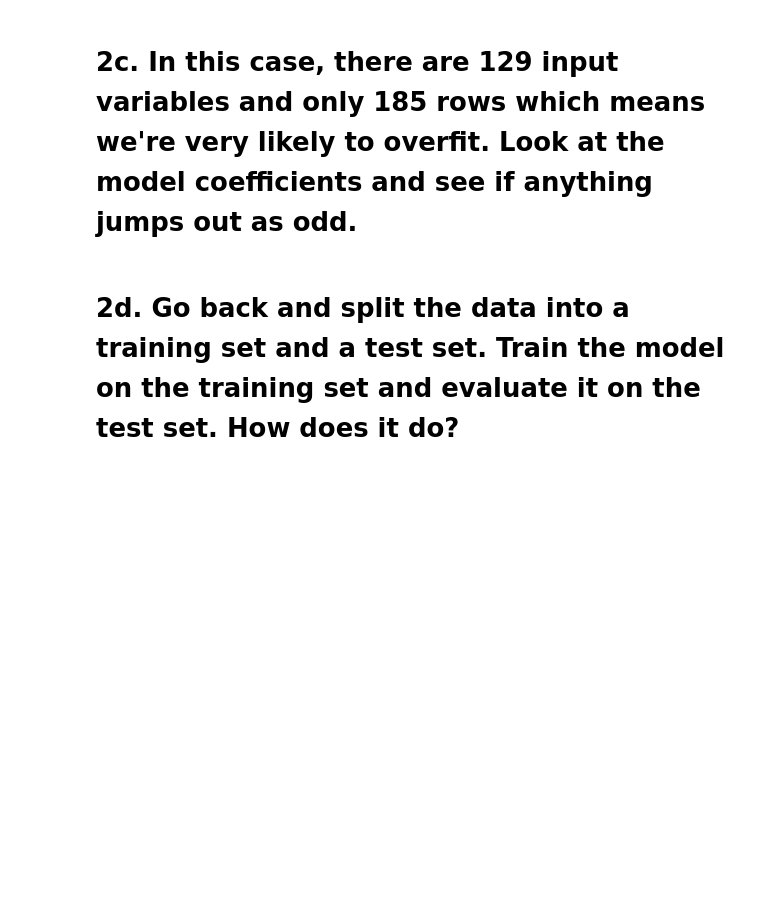
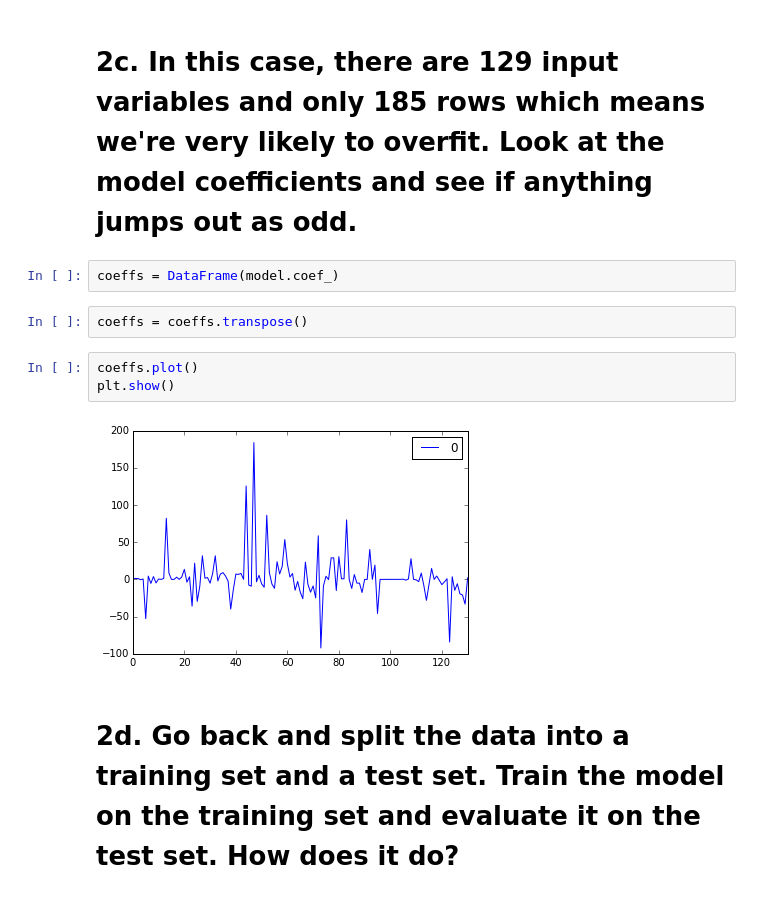
Before and after one commit to tlake/bikeshare, a Jupyter notebook: bikeshare_step3.ipynb, the cells around one changed output. Drawn from its saved outputs; the diff is of its cells as text; blank space fills up the shorter version.

Commit message:
plotted coeffs for question 2c

```diff
--- a/bikeshare_step3.ipynb
+++ b/bikeshare_step3.ipynb
@@ -119,6 +119,15 @@ plt.show()
 [figure]
 # %% [markdown]
 # 2c. In this case, there are 129 input variables and only 185 rows which means we're very likely to overfit. Look at the model coefficients and see if anything jumps out as odd.
+# %%
+coeffs = DataFrame(model.coef_)
+# %%
+coeffs = coeffs.transpose()
+# %%
+coeffs.plot()
+plt.show()
+# %% [output]
+[figure, added]
 # %% [markdown]
 # 2d. Go back and split the data into a training set and a test set. Train the model on the training set and evaluate it on the test set. How does it do?
 # %% [markdown]
```
Also changed, not shown: parts of 1 cell of this notebook.
